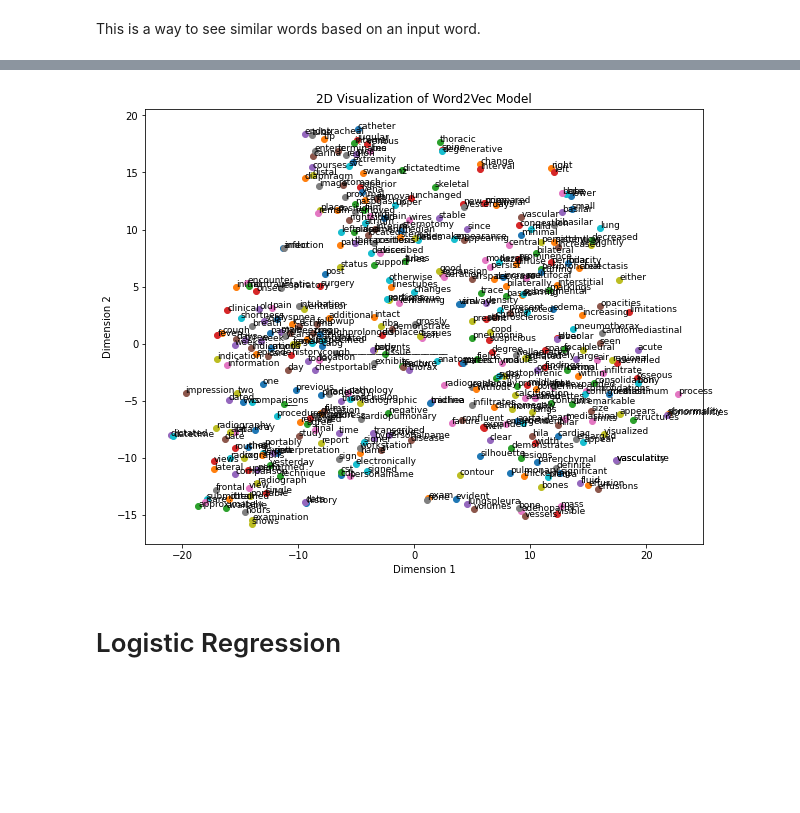
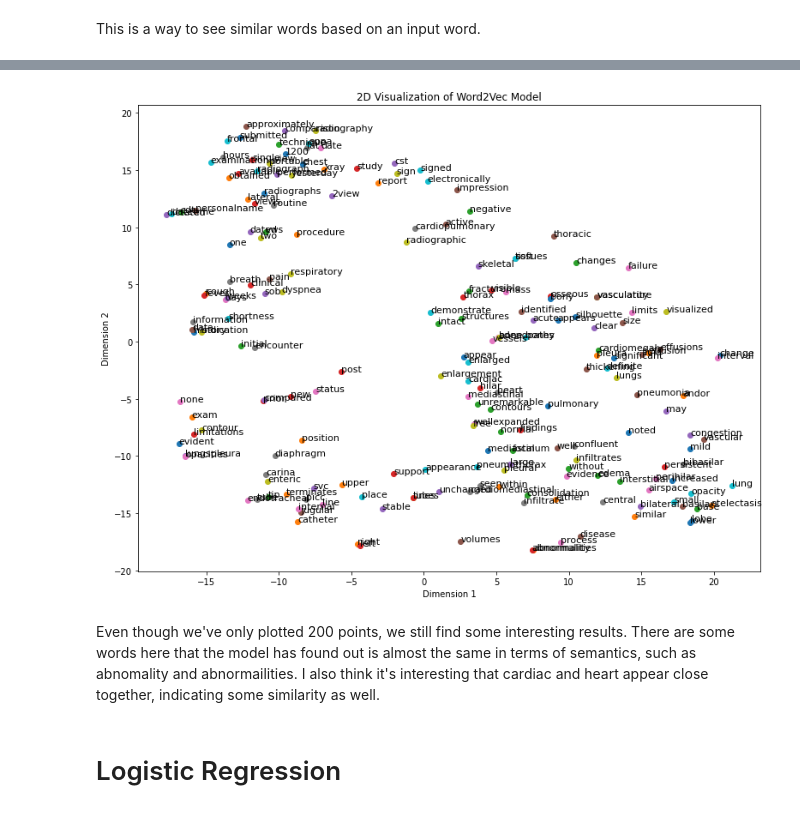
Before and after one commit to lwilliams717/OpenAvenues---NLP, a Jupyter notebook: week5.ipynb, the cells around one changed output, grey strips where cells are left out. Drawn from its saved outputs; the diff is of its cells as text; code cells hidden in the pictures; blank space fills up the shorter version.

```diff
--- a/week5.ipynb
+++ b/week5.ipynb
@@ -46,7 +46,6 @@ stopwords_list=stopwords.words('english')
 def clean_data(w):
     w = w.lower()
     w=re.sub(r'[^\w\s]','',w)
-    w=re.sub(r"([0-9])", r" ",w)
     words = w.split()
     clean_words = [word for word in words if (word not in stopwords_list) and len(word) > 2]
     return clean_words
@@ -100,0 +102,34 @@ model.wv.most_similar(positive=["lungs"],topn=5)
+# %%
+# add the mean avergaing for the word2vec plot #
+f = len(findings)
+c = len(clinical)
+e = len(exam)
+i = len(impression)
+
+document_vectors = []
+for doc in corpus:
+    vectors = [model.wv[word] for word in doc if word in model.wv]
+    if vectors:
+        doc_vector = np.mean(vectors, axis=0)
+    else:
+        doc_vector = np.zeros(300)
+    document_vectors.append(doc_vector)
+
+word_vectors = model.wv.vectors
+tsne = TSNE(n_components=2, random_state=42)
+vectors_2d = tsne.fit_transform(document_vectors)
+
+color = ""
+
+plt.figure(figsize=(10, 8))
+for i, word in enumerate(vectors_2d):
+    if i <= f:
+        color = "red"
+    elif i <= f + c:
+        color = "green"
+    elif i <= f + c + e:
+        color = "blue"
+    else:
+        color = "yellow"
+    x, y = vectors_2d[i, :]
+    plt.scatter(x, y, c=color)
@@ -101,21 +138,24 @@ model.wv.most_similar(positive=["lungs"],topn=5)
 # %%
-word_vectors = model.wv.vectors
 tsne = TSNE(n_components=2, random_state=42)
 word_vectors_2d = tsne.fit_transform(word_vectors)
 
 # Plot the 2D visualization
-plt.figure(figsize=(10, 8))
+plt.figure(figsize=(13, 10))
 for i, word in enumerate(keys):
+    if i == 200:
+        break
     x, y = word_vectors_2d[i, :]
     plt.scatter(x, y)
-    plt.text(x, y, word, fontsize=9)
+    plt.text(x, y, word, fontsize=11)
 
 plt.xlabel('Dimension 1')
 plt.ylabel('Dimension 2')
 plt.title('2D Visualization of Word2Vec Model')
 plt.show()
 # %% [output]
-[figure, old version]
+[figure, new version]
+# %% [markdown]
+Even though we've only plotted 200 points, we still find some interesting results. There are some words here that the model has found out is almost the same in terms of semantics, such as abnomality and abnormailities. I also think it's interesting that cardiac and heart appear close together, indicating some similarity as well.
 # %% [markdown]
 # Logistic Regression
 # %% [markdown]
```
Also changed, not shown: parts of 7 cells of this notebook.
